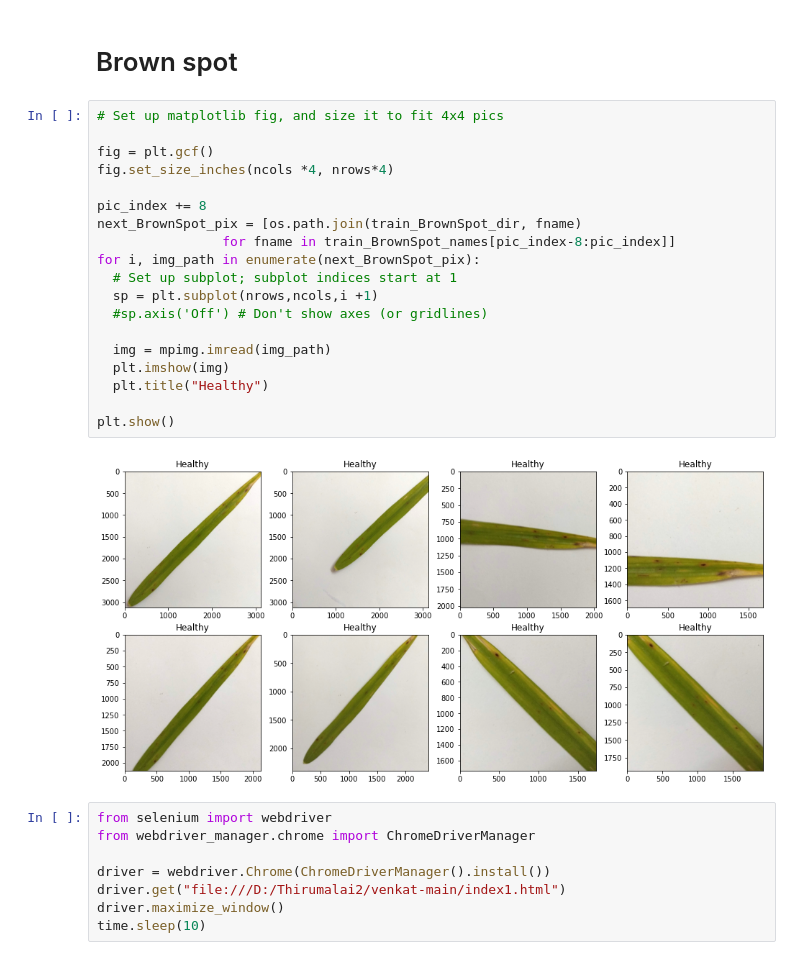
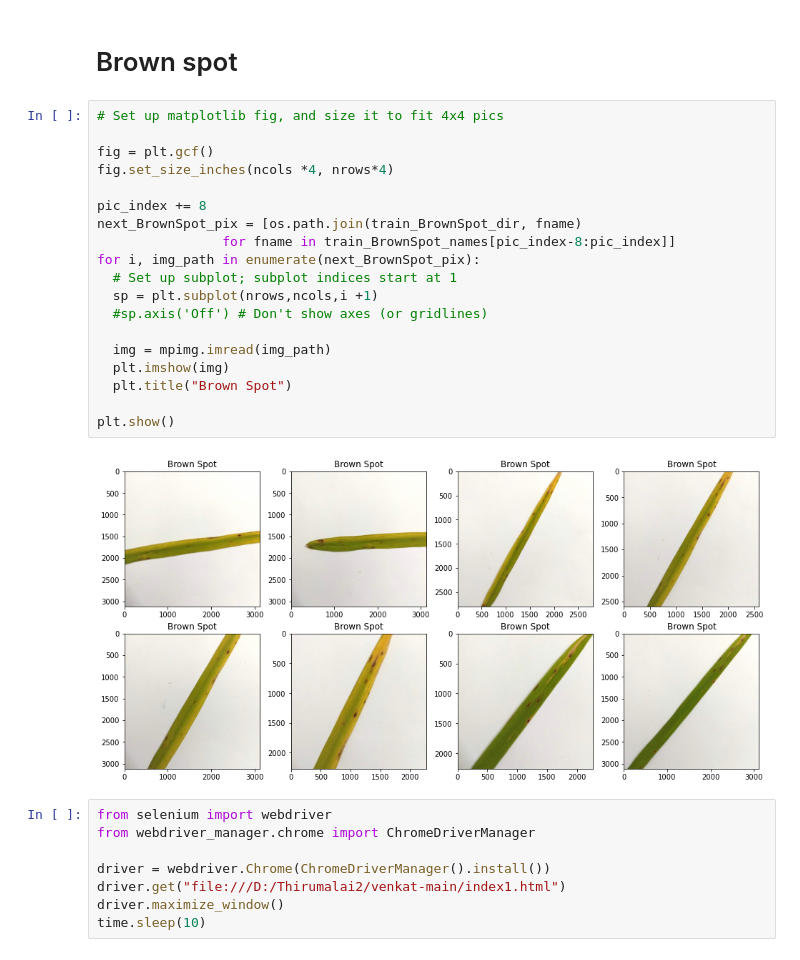
Before and after one commit to thirumalaisurya/paddy-, a Jupyter notebook: Leafdetection.ipynb, the cells around one changed output. Saved outputs shown, nothing was run; the diff lists cells and outputs as text.

```diff
--- a/Leafdetection.ipynb
+++ b/Leafdetection.ipynb
@@ -230,24 +232,24 @@ pic_index = 0
 # %%
 # Set up matplotlib fig, and size it to fit 4x4 pics
 
 fig = plt.gcf()
 fig.set_size_inches(ncols *4, nrows*4)
 
 pic_index += 8
 next_BrownSpot_pix = [os.path.join(train_BrownSpot_dir, fname)
                 for fname in train_BrownSpot_names[pic_index-8:pic_index]]
 for i, img_path in enumerate(next_BrownSpot_pix):
   # Set up subplot; subplot indices start at 1
   sp = plt.subplot(nrows,ncols,i +1)
   #sp.axis('Off') # Don't show axes (or gridlines)
 
   img = mpimg.imread(img_path)
   plt.imshow(img)
-  plt.title("Healthy")
+  plt.title("Brown Spot")
 
 plt.show()
 # %% [output]
-[figure, old version]
+[figure, new version]
 # %%
 from selenium import webdriver
 from webdriver_manager.chrome import ChromeDriverManager
```
Also changed, not shown: parts of 23 cells of this notebook.
